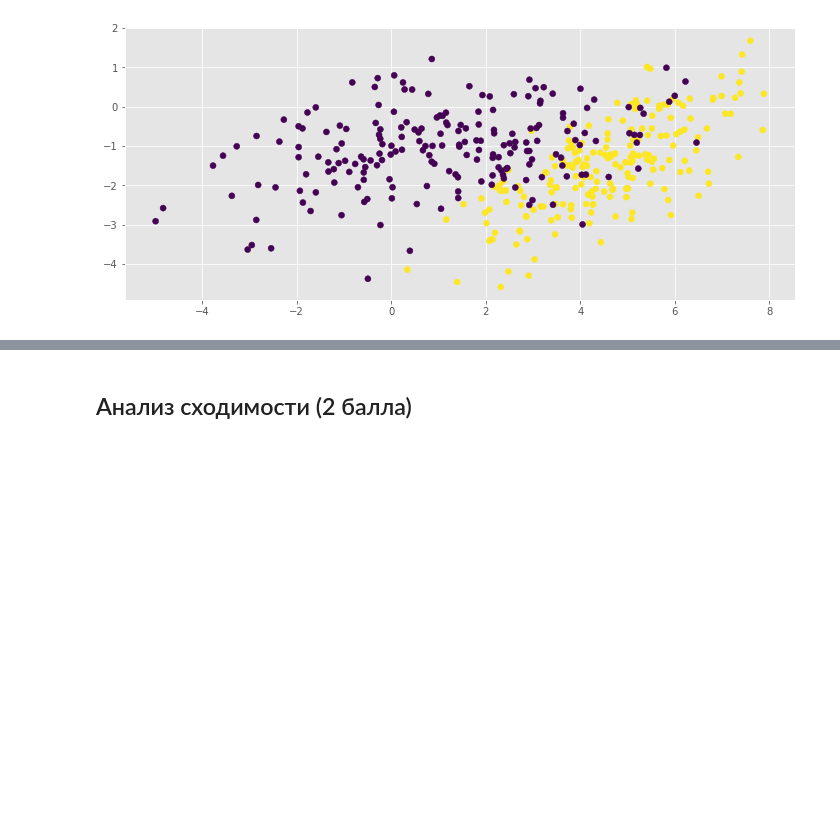
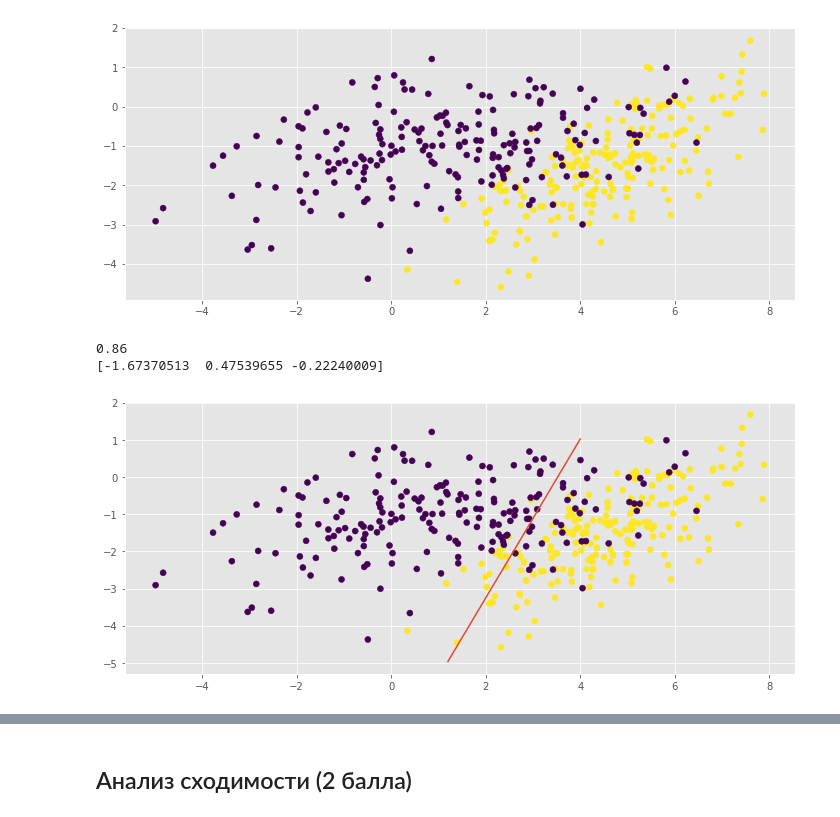
Before and after one commit to vladimirbelyaev/DM_sphere, a Jupyter notebook: hw4-lin-model/belyaev_hw4-lin-models.ipynb, the cells around one changed output, grey strips where cells are left out. Cells and saved outputs as stored; diff of their text form; code cells hidden in the pictures; blank space fills up the shorter version.

```diff
--- a/hw4-lin-model/belyaev_hw4-lin-models.ipynb
+++ b/hw4-lin-model/belyaev_hw4-lin-models.ipynb
@@ -173,0 +178,15 @@ plt.scatter(X[:,0], X[:,1], c=y)
+# %%
+my_logres = MySGDClassifier(max_epoch = 1000).fit(X, y)
+result = my_logres.predict(X)
+plt.scatter(X[:,0], X[:,1], c=y)
+x_plt = (np.arange(15)+6)*0.2
+w = my_logres.w_
+y_plt = (-w[0] - w[1] * x_plt) / w[2]
+plt.plot(x_plt, y_plt)
+
+print accuracy_score(y, result)
+print w
+# %% [output]
+0.86
+[-1.67370513  0.47539655 -0.22240009]
+[figure, added]
```
Also changed, not shown: parts of 15 cells of this notebook.
